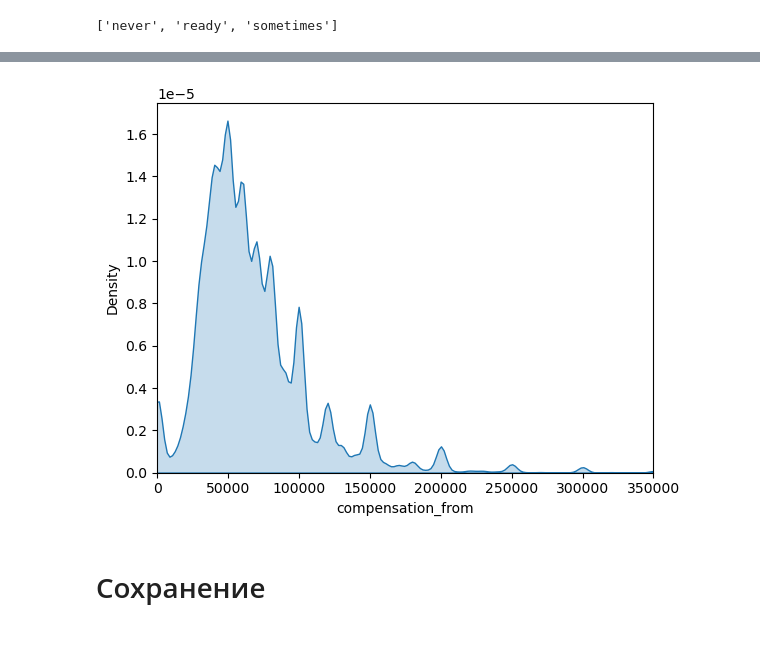
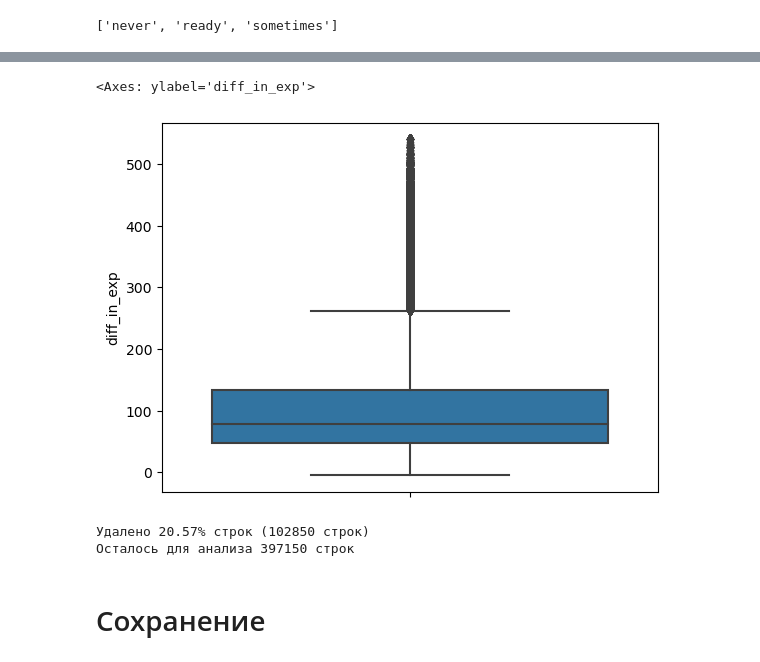
Before and after one commit to listens-to-spotify/-DA-NO-, a Jupyter notebook: preprocessing.ipynb, the cells around one changed output, grey strips where cells are left out. Drawn from its saved outputs; the diff is of its cells as text; code cells hidden in the pictures.

```diff
--- a/preprocessing.ipynb
+++ b/preprocessing.ipynb
@@ -360,5 +312,0 @@ Rejection %: 0.3934297857291713
-# %%
-# убираем всех, у кого work_experience_months больше 12 * (appplicant_age - 16)
-df = df[df.work_experience_months < df.applicant_age.apply(F)]
-unique_resumes = df.drop_duplicates(subset=['resume_id'])
-sns.scatterplot(unique_resumes, x='applicant_age', y='work_experience_months')
@@ -375,15 +313,5 @@ plt.legend()
-# %%
-unique_vacancies = df.drop_duplicates(subset=['vacancy_id'])
-# не знаю че делать с этим
-# если мы говорим про студентов и нормальных людей, то они вряд ли претендуют нна вакансии с минимальной зп 350к рублей
-# отсекаем
-sns.kdeplot(
-    unique_vacancies[unique_vacancies.compensation_from <= 350000],
-    x='compensation_from',
-    fill=True
-)
-plt.xlim(0, 350000)
-unique_vacancies[unique_vacancies.compensation_from == 0]
-df = df[df.compensation_from <= 350000]
-# %% [output]
-[figure, removed]
+# %%
+sns.boxplot(df, y='diff_in_exp')
+# %% [output]
+<Axes: ylabel='diff_in_exp'>
+[figure, added]
@@ -390,2 +321,8 @@ df = df[df.compensation_from <= 350000]
+# %%
+print(f'Удалено {round(100 - df.shape[0]/df_orig.shape[0]*100, 2)}% строк ({df_orig.shape[0] - df.shape[0]} строк)')
+print(f'Осталось для анализа {df.shape[0]} строк')
+# %% [output]
+Удалено 20.57% строк (102850 строк)
+Осталось для анализа 397150 строк
 # %% [markdown]
 # Сохранение
```
Also changed, not shown: parts of 21 cells of this notebook.
